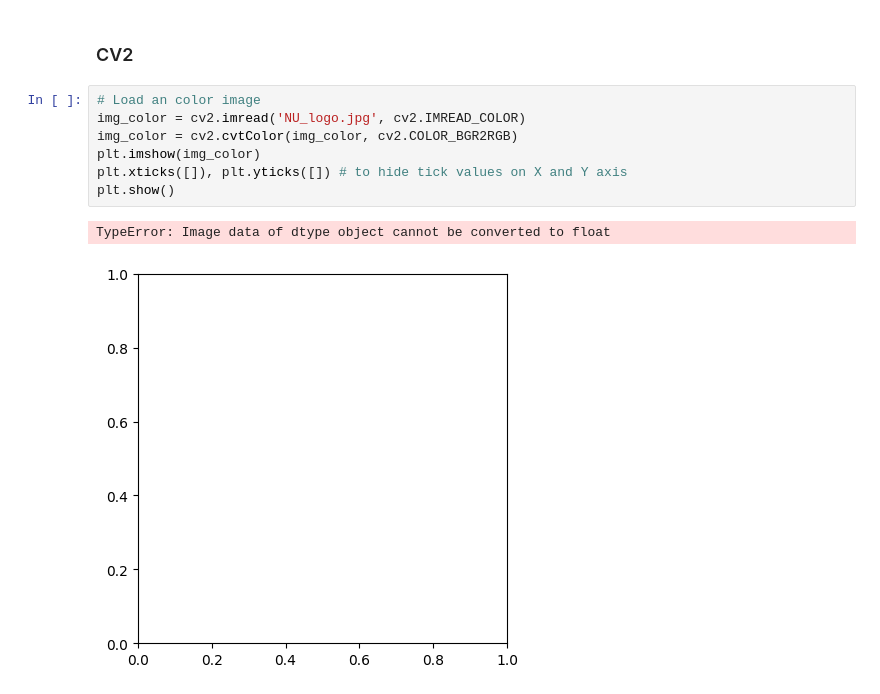
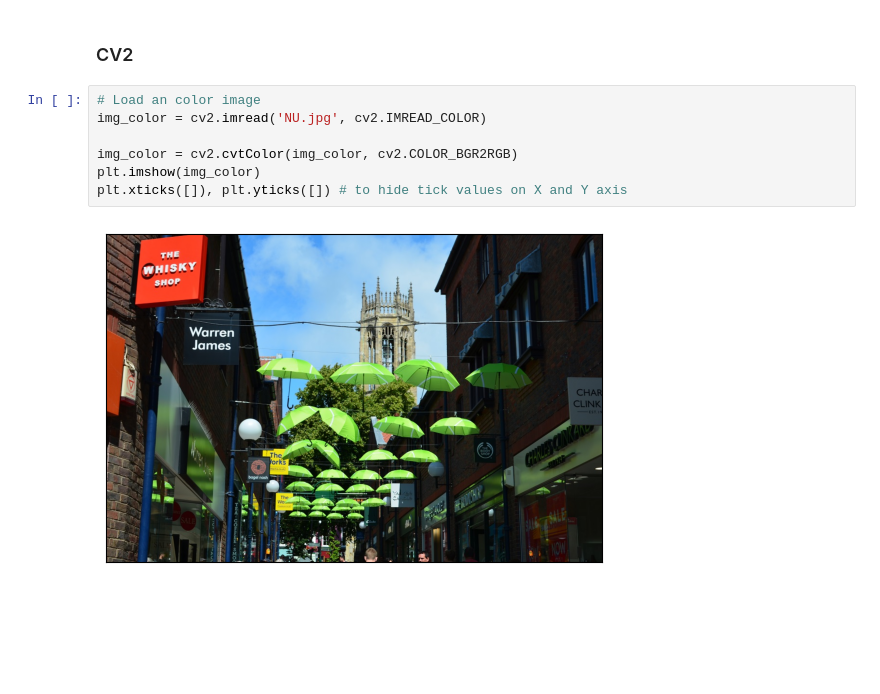
Before and after one commit to ishanyaa/ImageProcessingCSC8628, a Jupyter notebook: image_informatics_lab_1.ipynb, the cells around one changed output. Saved outputs shown, nothing was run; the diff lists cells and outputs as text; blank space fills up the shorter version.

```diff
--- a/image_informatics_lab_1.ipynb
+++ b/image_informatics_lab_1.ipynb
@@ -355,11 +394,10 @@ p = plt.imshow(im)
 ### CV2
 # %%
 # Load an color image
-img_color = cv2.imread('NU_logo.jpg', cv2.IMREAD_COLOR)
+img_color = cv2.imread('NU.jpg', cv2.IMREAD_COLOR)
+
 img_color = cv2.cvtColor(img_color, cv2.COLOR_BGR2RGB)
 plt.imshow(img_color)
 plt.xticks([]), plt.yticks([]) # to hide tick values on X and Y axis
-plt.show()
 # %% [output]
-TypeError: Image data of dtype object cannot be converted to float
-[figure, old version]
+[figure, new version]
```
Also changed, not shown: parts of 10 cells of this notebook.
